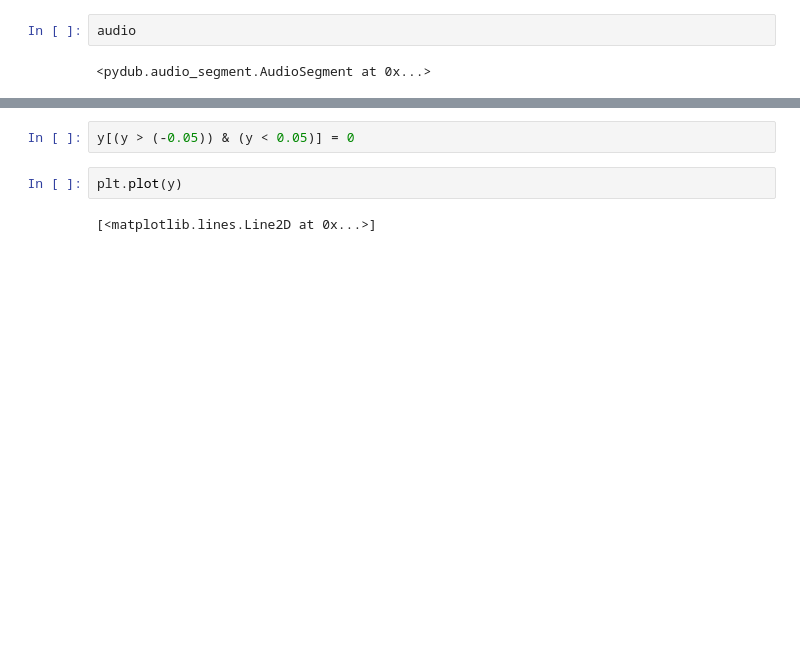
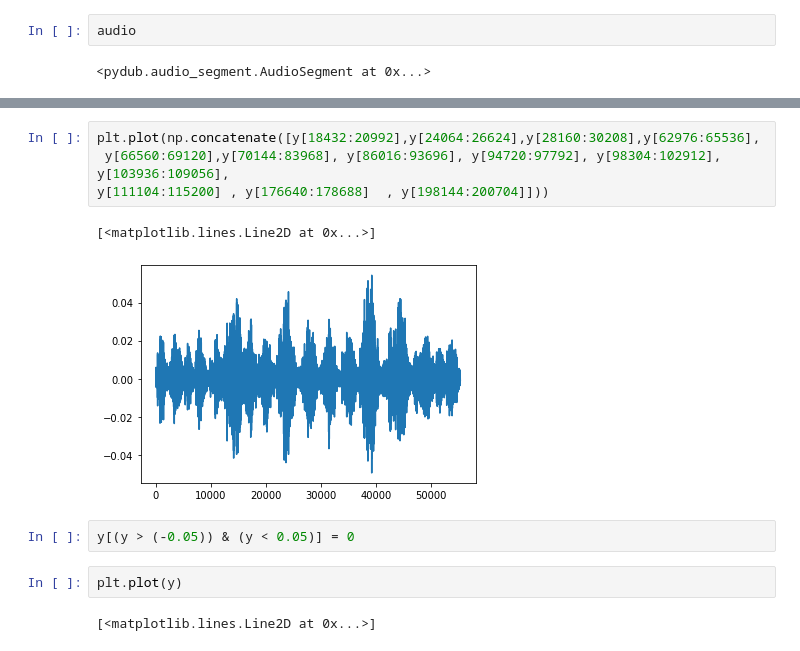
Before and after one commit to Masdevallia/what-bird-is-singing, a Jupyter notebook: Testing.ipynb, the cells around one changed output, grey strips where cells are left out. Drawn from its saved outputs; the diff is of its cells as text; blank space fills up the shorter version.

```diff
--- a/Testing.ipynb
+++ b/Testing.ipynb
@@ -27,3 +55,10 @@ array([[      0, 1280448]])
+# %%
+plt.plot(np.concatenate([y[18432:20992],y[24064:26624],y[28160:30208],y[62976:65536],
+ y[66560:69120],y[70144:83968], y[86016:93696], y[94720:97792], y[98304:102912], y[103936:109056],
+y[111104:115200] , y[176640:178688]  , y[198144:200704]]))
+# %% [output]
+[<matplotlib.lines.Line2D at 0x...>]
+[figure, added]
 # %%
 y[(y > (-0.05)) & (y < 0.05)] = 0
 # %%
```
Also changed, not shown: parts of 18 cells of this notebook.
